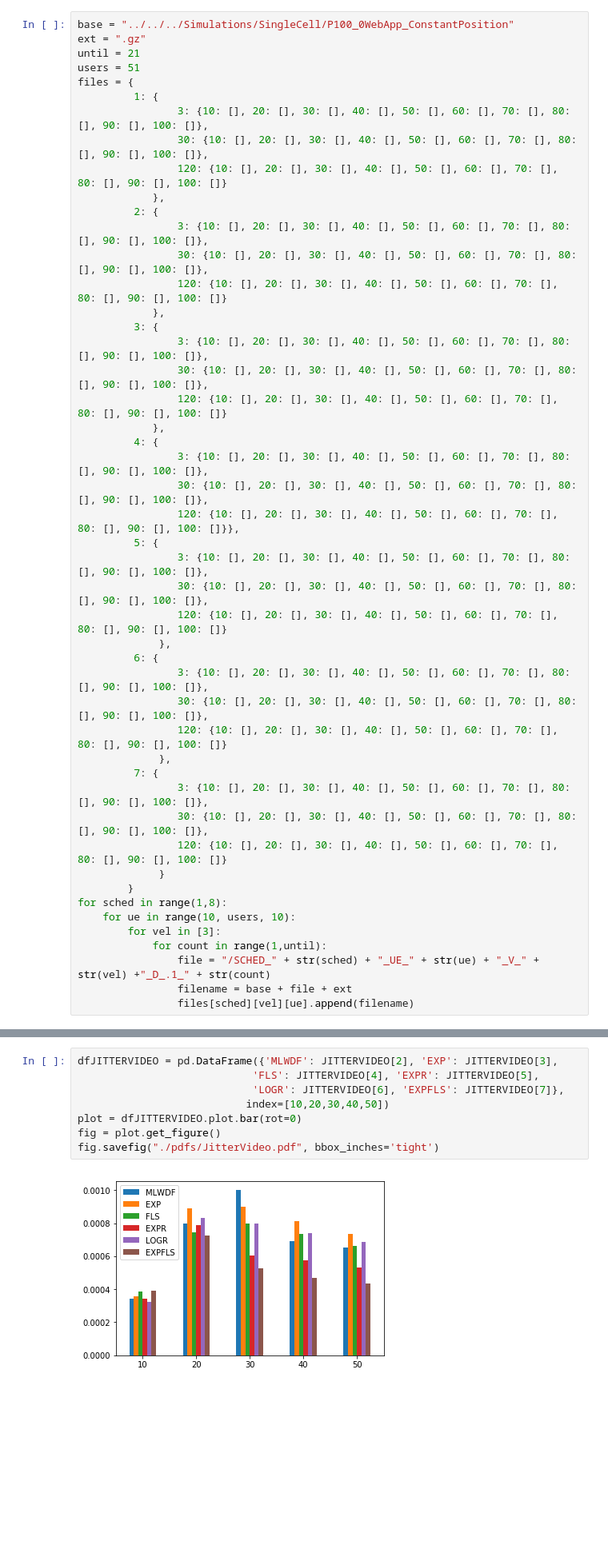
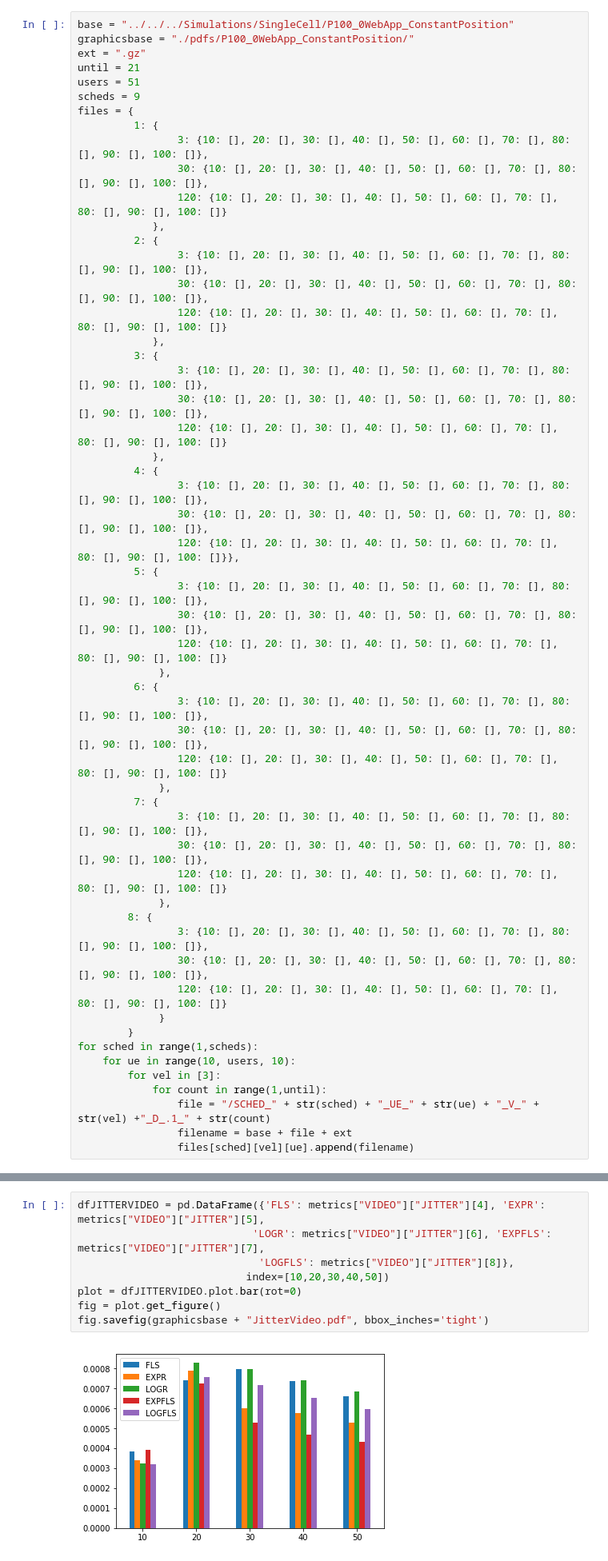
Before and after one commit to gdbranco/lte-sim-dev-new, a Jupyter notebook: myStuff/scripts/P100_0WebApp_ConstantPosition.ipynb, the cells around one changed output, grey strips where cells are left out. Shown at 80% size. Cells and saved outputs as stored; diff of their text form; blank space fills up the shorter version.

```diff
--- a/myStuff/scripts/P100_0WebApp_ConstantPosition.ipynb
+++ b/myStuff/scripts/P100_0WebApp_ConstantPosition.ipynb
@@ -216,9 +216,11 @@ class LTEParser:
         return fairnessPerApp
 # %%
 base = "../../../Simulations/SingleCell/P100_0WebApp_ConstantPosition"
+graphicsbase = "./pdfs/P100_0WebApp_ConstantPosition/"
 ext = ".gz"
 until = 21
 users = 51
+scheds = 9
 files = {
          1: {
                 3: {10: [], 20: [], 30: [], 40: [], 50: [], 60: [], 70: [], 80: [], 90: [], 100: []},
@@ -253,9 +255,14 @@ files = {
                 3: {10: [], 20: [], 30: [], 40: [], 50: [], 60: [], 70: [], 80: [], 90: [], 100: []},
                 30: {10: [], 20: [], 30: [], 40: [], 50: [], 60: [], 70: [], 80: [], 90: [], 100: []},
                 120: {10: [], 20: [], 30: [], 40: [], 50: [], 60: [], 70: [], 80: [], 90: [], 100: []}
+             },
+        8: {
+                3: {10: [], 20: [], 30: [], 40: [], 50: [], 60: [], 70: [], 80: [], 90: [], 100: []},
+                30: {10: [], 20: [], 30: [], 40: [], 50: [], 60: [], 70: [], 80: [], 90: [], 100: []},
+                120: {10: [], 20: [], 30: [], 40: [], 50: [], 60: [], 70: [], 80: [], 90: [], 100: []}
              }
         }
-for sched in range(1,8):
+for sched in range(1,scheds):
     for ue in range(10, users, 10):
         for vel in [3]:
             for count in range(1,until):
@@ -422,13 +419,13 @@ fig.savefig("./pdfs/JitterVideoPF.pdf", bbox_inches='tight')
 # %%
-dfJITTERVIDEO = pd.DataFrame({'MLWDF': JITTERVIDEO[2], 'EXP': JITTERVIDEO[3],
-                            'FLS': JITTERVIDEO[4], 'EXPR': JITTERVIDEO[5],
-                            'LOGR': JITTERVIDEO[6], 'EXPFLS': JITTERVIDEO[7]},
+dfJITTERVIDEO = pd.DataFrame({'FLS': metrics["VIDEO"]["JITTER"][4], 'EXPR': metrics["VIDEO"]["JITTER"][5],
+                            'LOGR': metrics["VIDEO"]["JITTER"][6], 'EXPFLS': metrics["VIDEO"]["JITTER"][7],
+                             'LOGFLS': metrics["VIDEO"]["JITTER"][8]},
                            index=[10,20,30,40,50])
 plot = dfJITTERVIDEO.plot.bar(rot=0)
 fig = plot.get_figure()
-fig.savefig("./pdfs/JitterVideo.pdf", bbox_inches='tight')
+fig.savefig(graphicsbase + "JitterVideo.pdf", bbox_inches='tight')
 # %% [output]
-[figure, old version]
+[figure, new version]
 # %% [markdown]
 ## FAIRNESS
 # %%
```
Also changed, not shown: parts of 17 cells of this notebook, 14 other files.
